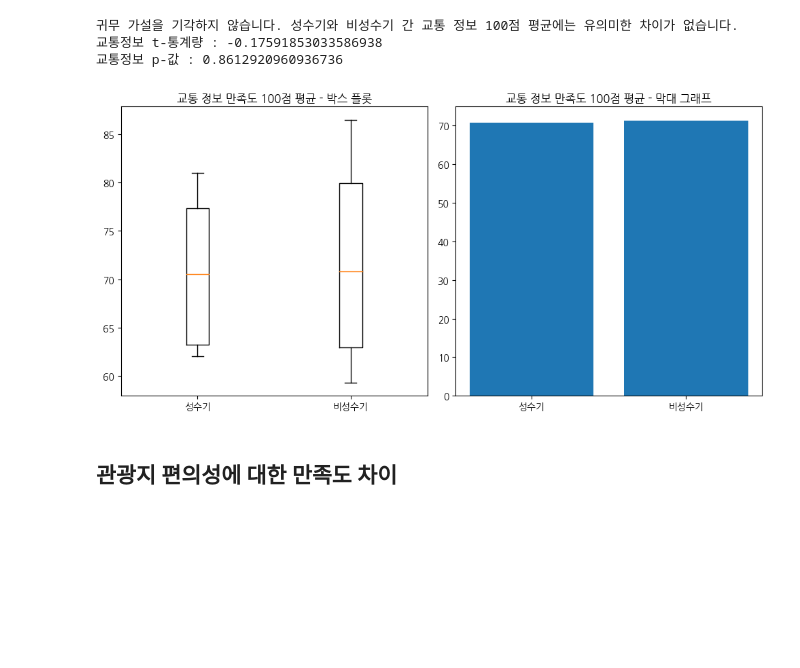
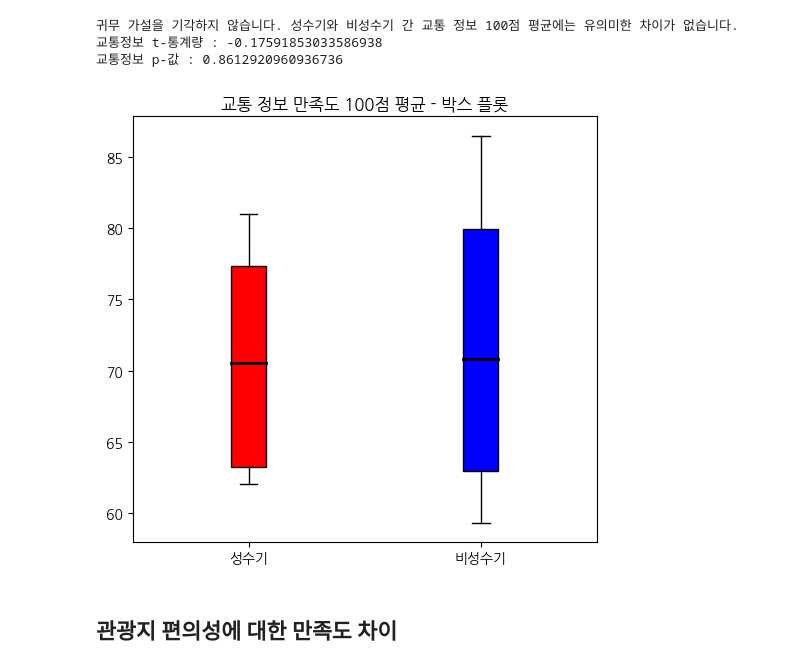
Before and after one commit to HaJeong-K/Jeju_project, a Jupyter notebook: 만족도_성수기비성수기_세부항목_검정_및_시각화.ipynb, the cells around one changed output. Saved outputs shown, nothing was run; the diff lists cells and outputs as text; code cells hidden in the pictures; blank space fills up the shorter version.

```diff
--- a/만족도_성수기비성수기_세부항목_검정_및_시각화.ipynb
+++ b/만족도_성수기비성수기_세부항목_검정_및_시각화.ipynb
@@ -207,15 +207,13 @@ plt.figure(figsize=(10, 5))
 
 # 박스 플롯
 plt.subplot(1, 2, 1)
-plt.boxplot([summer_info_sco, other_months_info_sco])
+infob = plt.boxplot([summer_info_sco, other_months_info_sco],  patch_artist=True)
 plt.xticks([1, 2], ['성수기', '비성수기'])
 plt.title('관광 정보 만족 100점 평균 - 박스 플롯')
-
-# 막대 그래프
-plt.subplot(1, 2, 2)
-plt.bar(['성수기', '비성수기'], [summer_info_sco.mean(), other_months_info_sco.mean()])
-plt.title('관광 정보 만족 100점 평균 - 막대 그래프')
-
+infob['boxes'][0].set(facecolor='red')
+infob['boxes'][1].set(facecolor='blue')
+for median in infob['medians']:
+    median.set(color='black', linewidth=2)
 plt.tight_layout()
 plt.show()
 # %% [output]
@@ -243,16 +241,15 @@ print('관광지 매력 p-값 :', p_value_info)
 # %%
 plt.figure(figsize=(10, 5))
 
-# 박스 플롯
+
 plt.subplot(1, 2, 1)
-plt.boxplot([summer_charm_sco, other_months_charm_sco])
+charmb = plt.boxplot([summer_charm_sco, other_months_charm_sco], patch_artist = True)
 plt.xticks([1, 2], ['성수기', '비성수기'])
 plt.title('관광지 매력 만족도 100점 평균 - 박스 플롯')
-
-# 막대 그래프
-plt.subplot(1, 2, 2)
-plt.bar(['성수기', '비성수기'], [summer_charm_sco.mean(), other_months_charm_sco.mean()])
-plt.title('관광지 매력 만족도 100점 평균 - 막대 그래프')
+charmb['boxes'][0].set(facecolor='red')
+charmb['boxes'][1].set(facecolor='blue')
+for median in charmb['medians']:
+    median.set(color='black', linewidth=2)
 
 plt.tight_layout()
 plt.show()
@@ -281,21 +278,20 @@ print('교통정보 p-값 :', p_value_trainfo)
 # %%
 plt.figure(figsize=(10, 5))
 
 # 박스 플롯
 plt.subplot(1, 2, 1)
-plt.boxplot([summer_trainfo_sco, other_months_trainfo_sco])
+trainfob = plt.boxplot([summer_trainfo_sco, other_months_trainfo_sco], patch_artist = True)
 plt.xticks([1, 2], ['성수기', '비성수기'])
 plt.title('교통 정보 만족도 100점 평균 - 박스 플롯')
-
-# 막대 그래프
-plt.subplot(1, 2, 2)
-plt.bar(['성수기', '비성수기'], [summer_trainfo_sco.mean(), other_months_trainfo_sco.mean()])
-plt.title('교통 정보 만족도 100점 평균 - 막대 그래프')
+trainfob['boxes'][0].set(facecolor='red')
+trainfob['boxes'][1].set(facecolor='blue')
+for median in trainfob['medians']:
+    median.set(color='black', linewidth=2)
 
 plt.tight_layout()
 plt.show()
 # %% [output]
-[figure, old version]
+[figure, new version]
 # %% [markdown]
 ## 관광지 편의성에 대한 만족도 차이
 # %%
```
Also changed, not shown: parts of 13 cells of this notebook.
